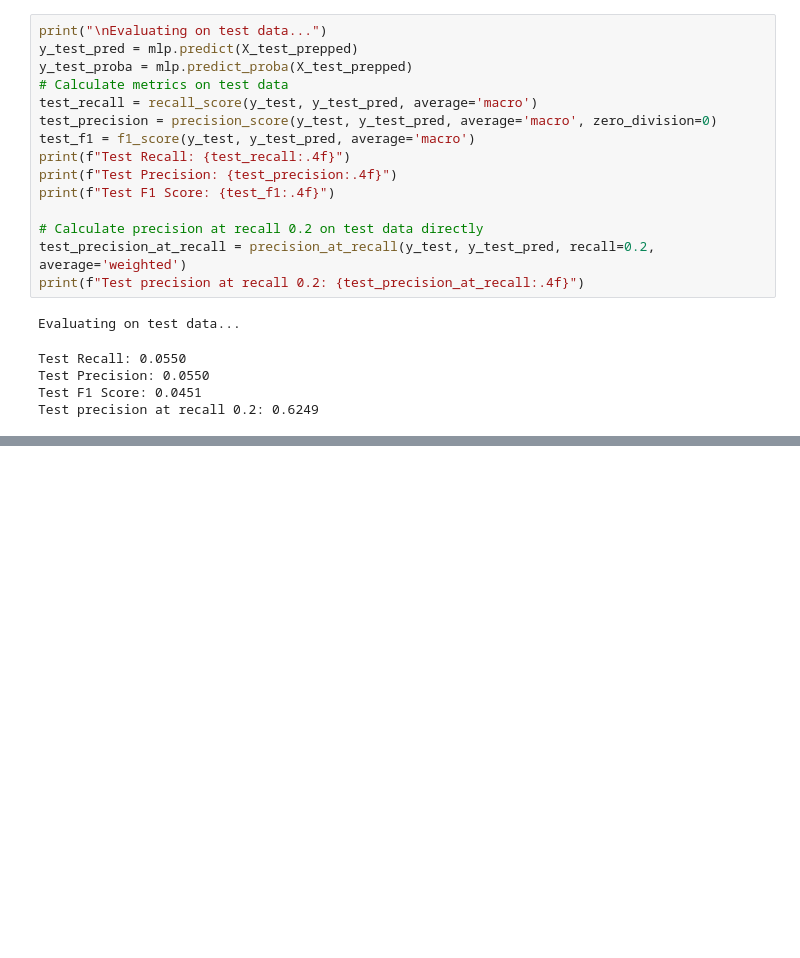
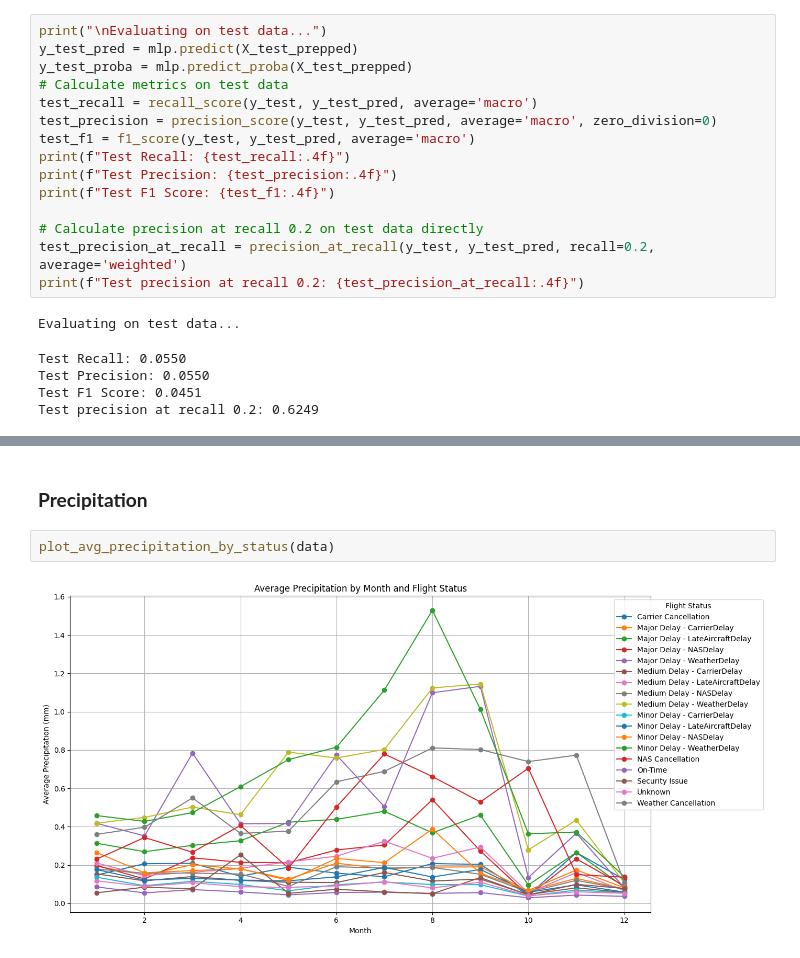
Before and after one commit to denibravo/NeuralNetworkProject, a Jupyter notebook: Pipeline.ipynb, the cells around one changed output, grey strips where cells are left out. Saved outputs shown, nothing was run; the diff lists cells and outputs as text; blank space fills up the shorter version.

```diff
--- a/Pipeline.ipynb
+++ b/Pipeline.ipynb
@@ -1887,0 +2248,6 @@ Test precision at recall 0.2: 0.6249
+# %% [markdown]
+### **Precipitation**
+# %%
+plot_avg_precipitation_by_status(data)
+# %% [output]
+[figure, added]
```
Also changed, not shown: parts of 20 cells of this notebook.
